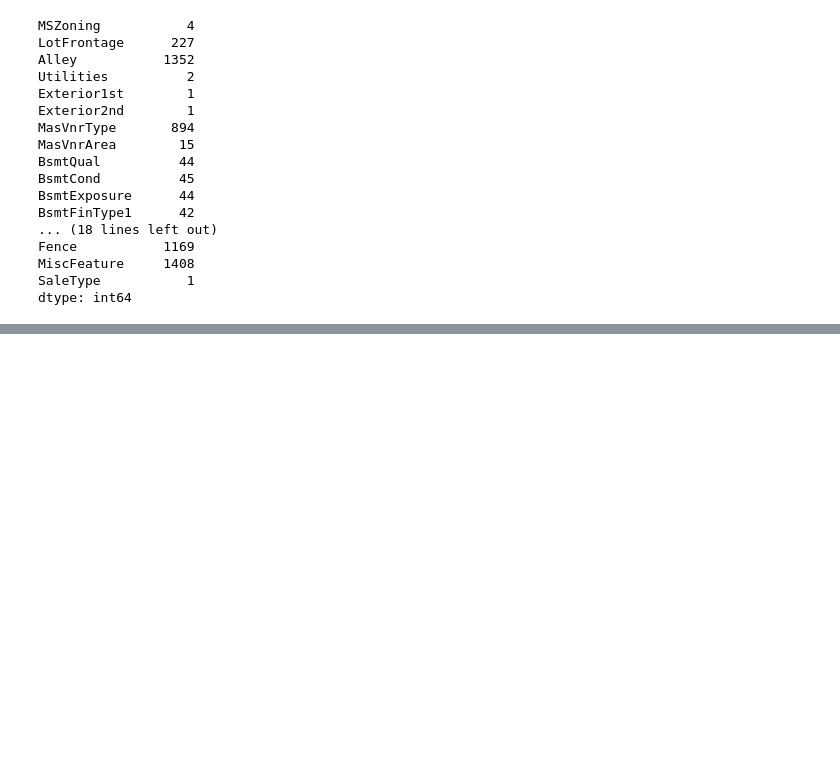
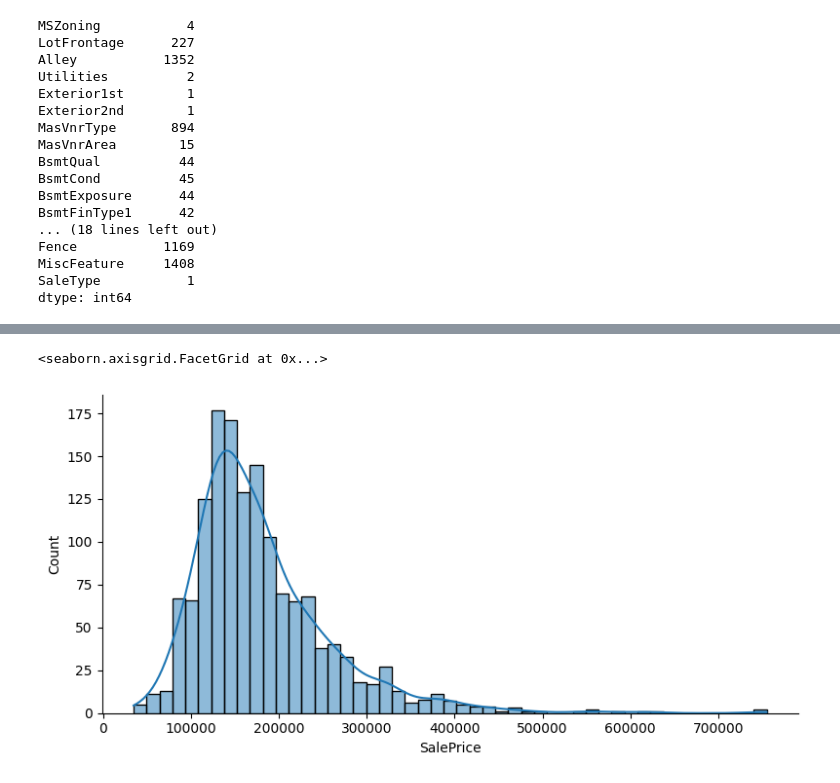
Before and after one commit to LeMaria/HousePrices, a Jupyter notebook: src/visualisation/data_visalisation.ipynb, the cells around one changed output, grey strips where cells are left out. Saved outputs shown, nothing was run; the diff lists cells and outputs as text; code cells hidden in the pictures; blank space fills up the shorter version.

```diff
--- a/src/visualisation/data_visalisation.ipynb
+++ b/src/visualisation/data_visalisation.ipynb
@@ -183,0 +167,5 @@ dtype: int64
+# %%
+dp.plotHistogram(train, 'SalePrice')
+# %% [output]
+<seaborn.axisgrid.FacetGrid at 0x...>
+[figure, added]
```
Also changed, not shown: parts of 27 cells of this notebook, 8 other files.
